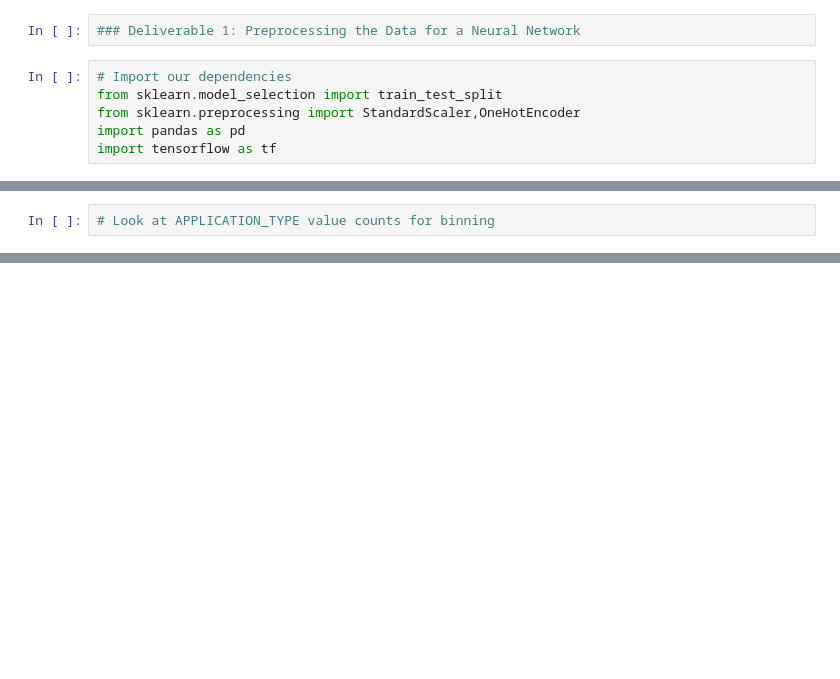
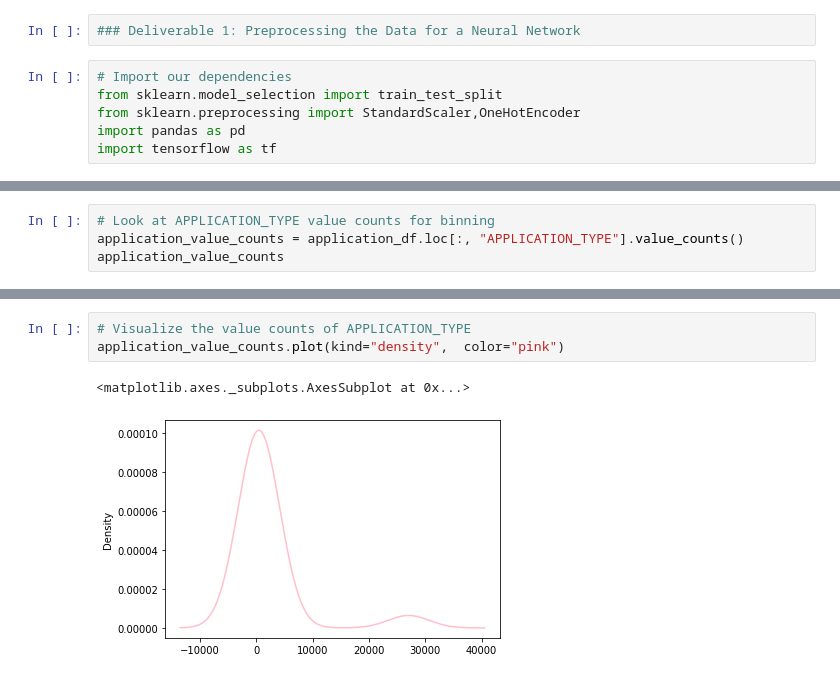
Before and after one commit to annakthrnlee/Neural_Network_Charity_Analysis, a Jupyter notebook: Alphabet_Soup_Charity_StarterCode.ipynb, the cells around one changed output, grey strips where cells are left out. Drawn from its saved outputs; the diff is of its cells as text; blank space fills up the shorter version.

```diff
--- a/Alphabet_Soup_Charity_StarterCode.ipynb
+++ b/Alphabet_Soup_Charity_StarterCode.ipynb
@@ -62,3 +62,5 @@ IS_SUCCESSFUL                 2
 dtype: int64
 # %%
 # Look at APPLICATION_TYPE value counts for binning
+application_value_counts = application_df.loc[:, "APPLICATION_TYPE"].value_counts()
+application_value_counts
@@ -64,0 +86,6 @@ dtype: int64
+# %%
+# Visualize the value counts of APPLICATION_TYPE
+application_value_counts.plot(kind="density",  color="pink")
+# %% [output]
+<matplotlib.axes._subplots.AxesSubplot at 0x...>
+[figure, added]
```
Also changed, not shown: parts of 23 cells of this notebook.
